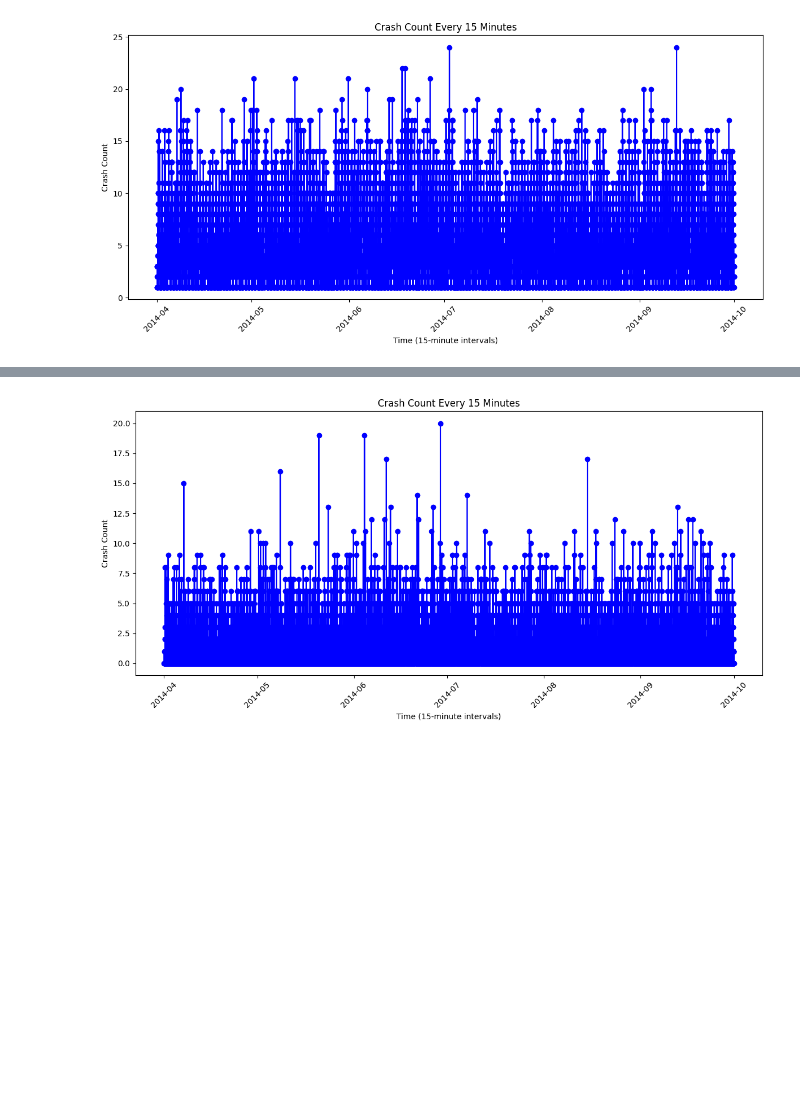
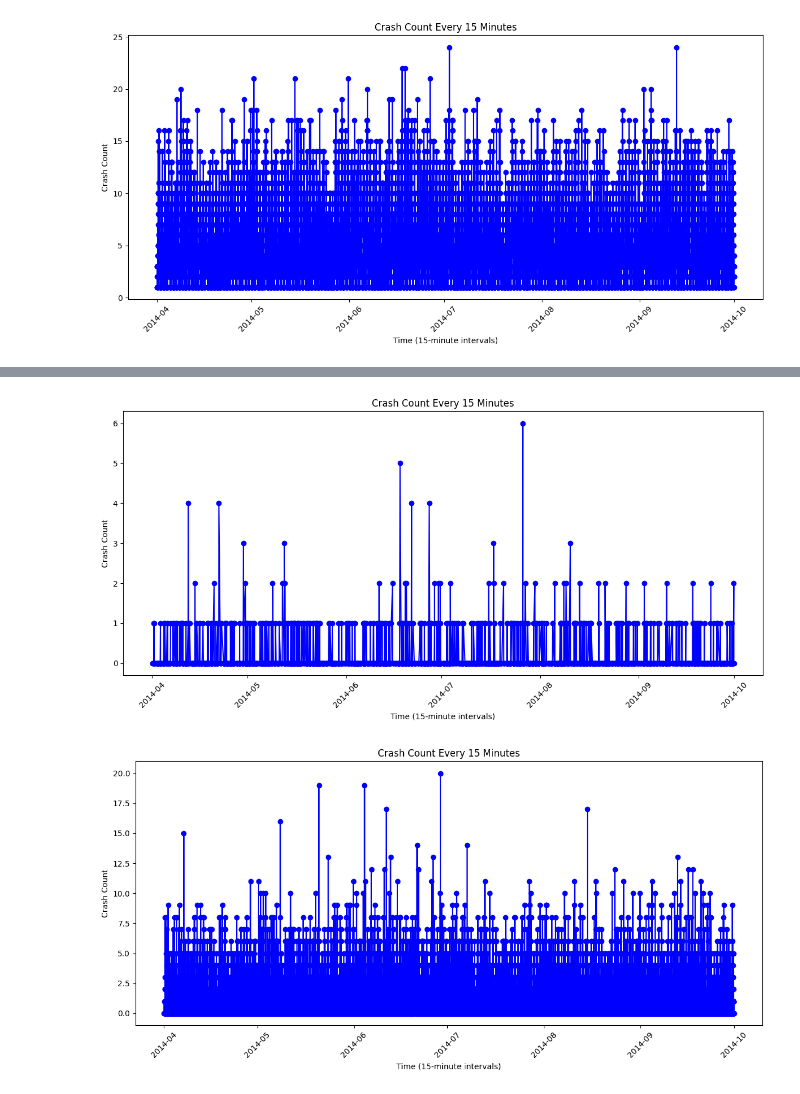
Before and after one commit to YuvalBakirov/economics-big-data, a Jupyter notebook: Final_Task/final-data/preprocessing/eda.ipynb, the cells around one changed output, grey strips where cells are left out. Drawn from its saved outputs; the diff is of its cells as text; code cells hidden in the pictures; blank space fills up the shorter version.

```diff
--- a/Final_Task/final-data/preprocessing/eda.ipynb
+++ b/Final_Task/final-data/preprocessing/eda.ipynb
@@ -445,3 +552,20 @@ crashes_sums_2000A
+# %%
+import matplotlib.pyplot as plt
+
+# Ensure 'crash_time_15min' is in datetime format
+crashes_sums_1000['crash_time_15min'] = pd.to_datetime(crashes_sums_1000['crash_time_15min'])
+
+# Plot the time series
+plt.figure(figsize=(12, 6))
+plt.plot(crashes_sums_1000['crash_time_15min'], crashes_sums_1000['number_of_persons_injured'], marker='o', linestyle='-', color='b')
+plt.title('Crash Count Every 15 Minutes')
+plt.xlabel('Time (15-minute intervals)')
+plt.ylabel('Crash Count')
+plt.xticks(rotation=45)  # Rotate x-axis labels for better readability
+plt.tight_layout()
+plt.show()
+# %% [output]
+[figure, added]
 # %%
 import matplotlib.pyplot as plt
 
```
Also changed, not shown: parts of 12 cells of this notebook, 1 other file.
